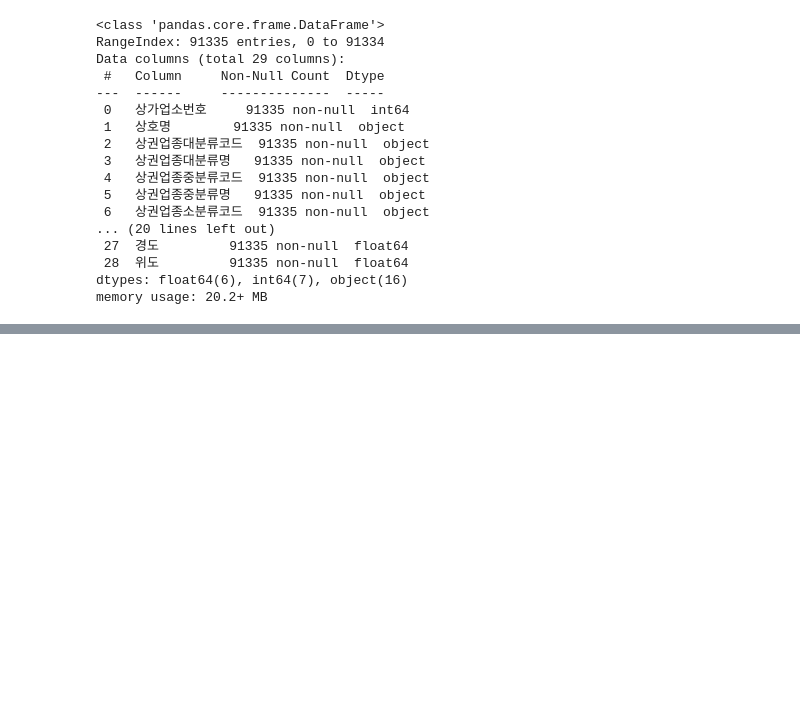
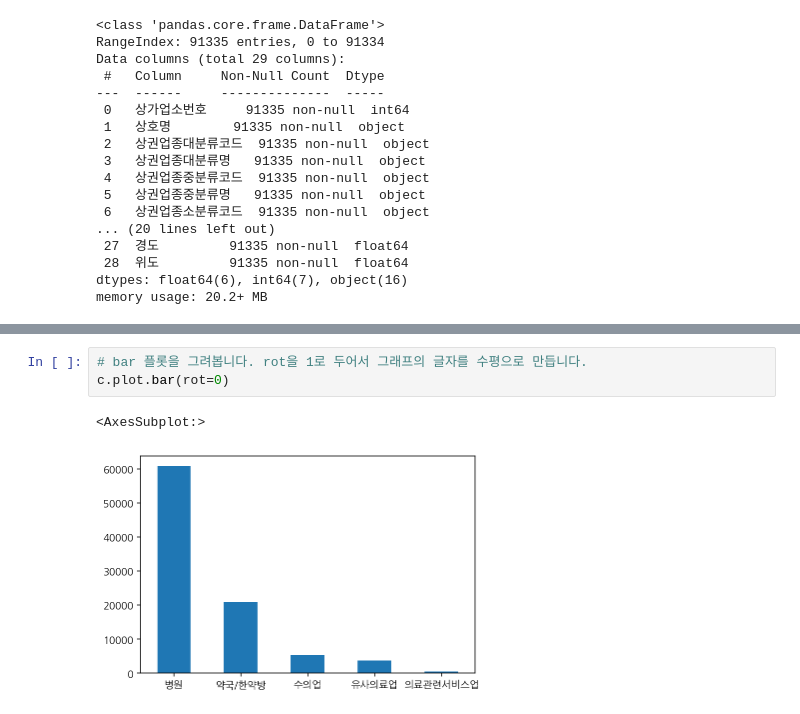
Before and after one commit to mazzingkaizer/EDA, a Jupyter notebook: data_analysis.ipynb, the cells around one changed output, grey strips where cells are left out. Cells and saved outputs as stored; diff of their text form; blank space fills up the shorter version.

```diff
--- a/data_analysis.ipynb
+++ b/data_analysis.ipynb
@@ -220,0 +432,6 @@ memory usage: 20.2+ MB
+# %%
+# bar 플롯을 그려봅니다. rot을 1로 두어서 그래프의 글자를 수평으로 만듭니다.
+c.plot.bar(rot=0)
+# %% [output]
+<AxesSubplot:>
+[figure, added]
```
Also changed, not shown: parts of 62 cells of this notebook.
